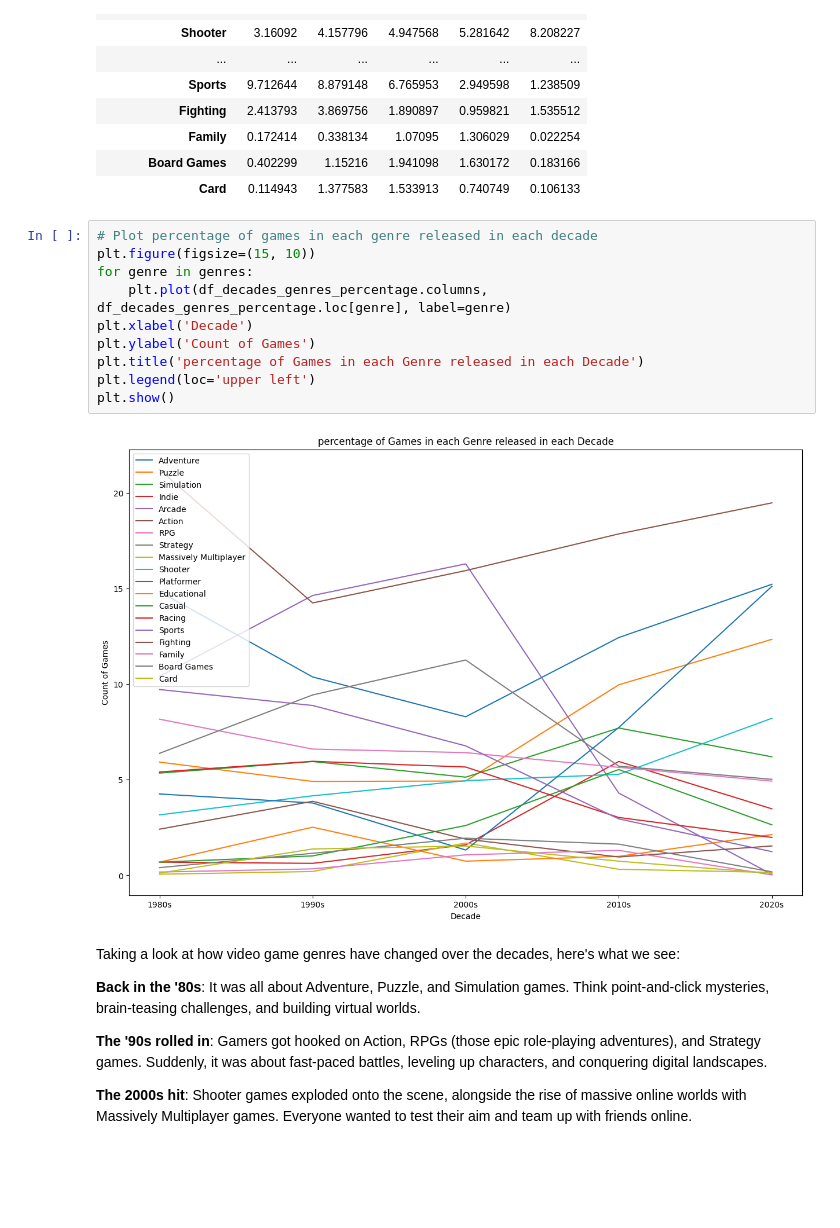
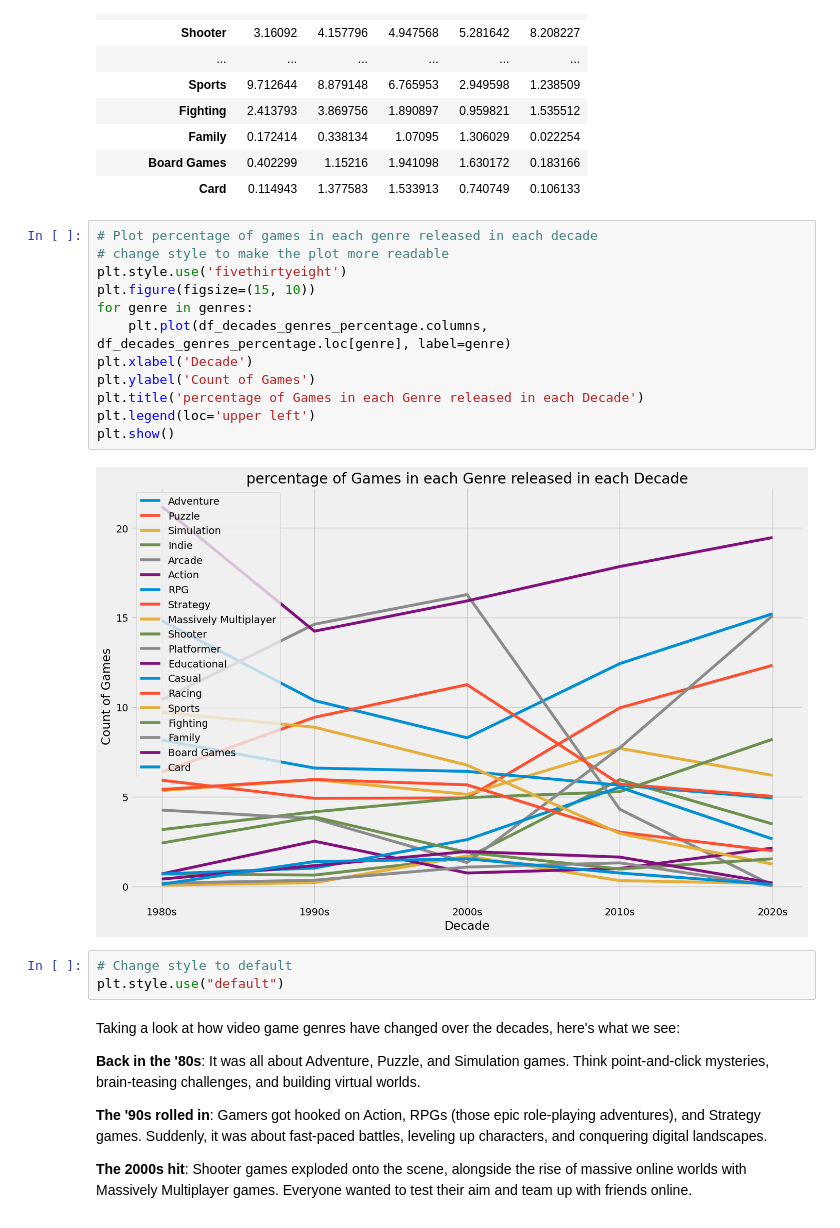
Before and after one commit to mjavadf/gametime, a Jupyter notebook: game_time.ipynb, the cells around one changed output. Drawn from its saved outputs; the diff is of its cells as text; blank space fills up the shorter version.

```diff
--- a/game_time.ipynb
+++ b/game_time.ipynb
@@ -137,16 +137,21 @@ df_decades_genres_percentage
 | Card | 0.114943 | 1.377583 | 1.533913 | 0.740749 | 0.106133 |
 # %%
 # Plot percentage of games in each genre released in each decade
+# change style to make the plot more readable
+plt.style.use('fivethirtyeight')
 plt.figure(figsize=(15, 10))
 for genre in genres:
     plt.plot(df_decades_genres_percentage.columns, df_decades_genres_percentage.loc[genre], label=genre)
 plt.xlabel('Decade')
 plt.ylabel('Count of Games')
 plt.title('percentage of Games in each Genre released in each Decade')
 plt.legend(loc='upper left')
 plt.show()
 # %% [output]
-[figure, old version]
+[figure, new version]
+# %%
+# Change style to default
+plt.style.use("default")
 # %% [markdown]
 Taking a look at how video game genres have changed over the decades, here's what we see:
 
```
